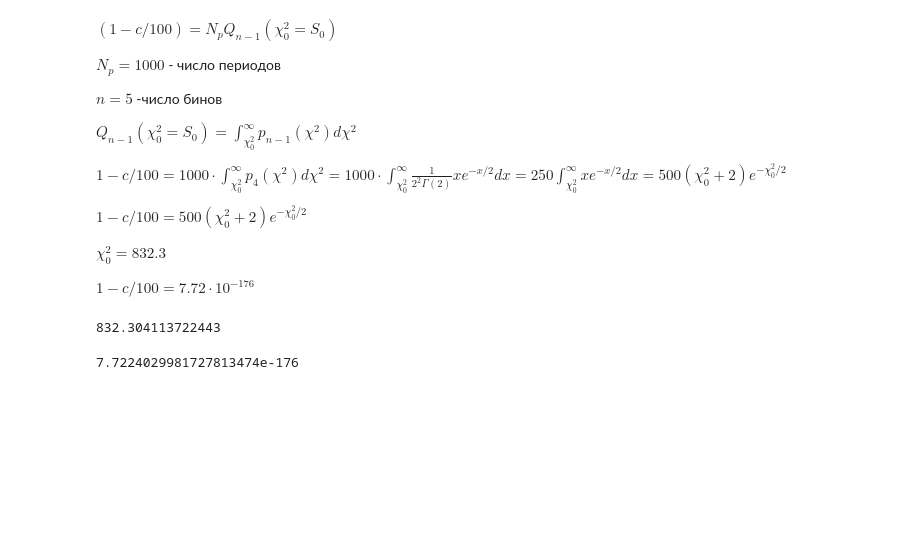
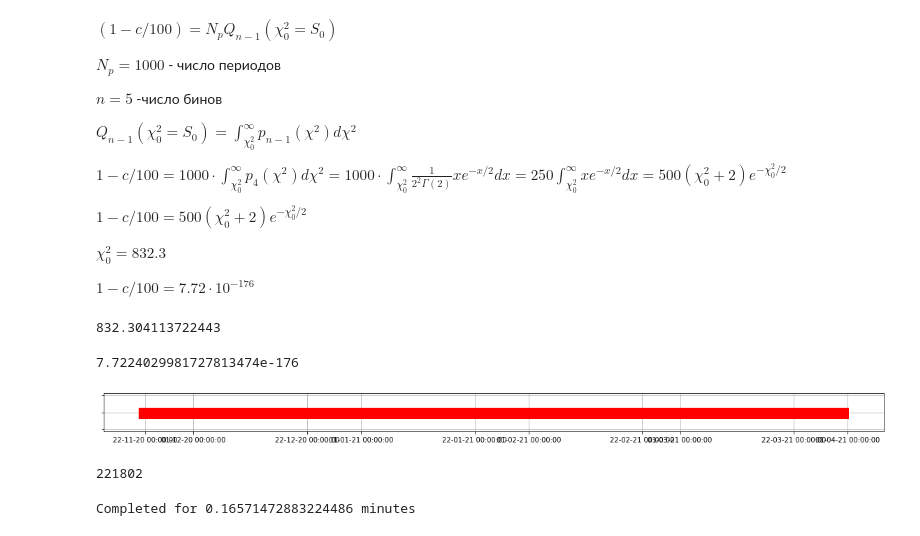
Before and after one commit to maksatsat/xraybursters, a Jupyter notebook: events.ipynb, the cells around one changed output. Drawn from its saved outputs; the diff is of its cells as text; code cells hidden in the pictures; blank space fills up the shorter version.

```diff
--- a/events.ipynb
+++ b/events.ipynb
@@ -698,3 +688,21 @@ print(chi)
 # %% [output]
 832.304113722443
 7.7224029981727813474e-176
+# %%
+time_intervals = [['2020-11-20 22:00:00.000000','2021-04-01 02:00:00.000000']]
+# %%
+a = Events(100/(60*60), time_intervals, sin_signal, 0, 10.5*24*3600)
+# a = Events(1, time_intervals, sin_signal, 0, 2*24*3600)
+plot(a.events)
+evnts = np.array(a.events_in_seconds)
+intrvls = np.array(a.intervals_in_seconds)
+print(len(evnts))
+# len(evnts)/np.sum(intrvls[1]-intrvls[0])
+# %% [output]
+[figure, added]
+221802
+# %%
+nsteps = 1000
+per, stat, stat1, stat2 = periods_statistic(evnts, intrvls, 5, 2*3600, 20*24*3600, n_steps = nsteps)
+# %% [output]
+Completed for 0.16571472883224486 minutes
```
Also changed, not shown: parts of 13 cells of this notebook, 5 other files.
